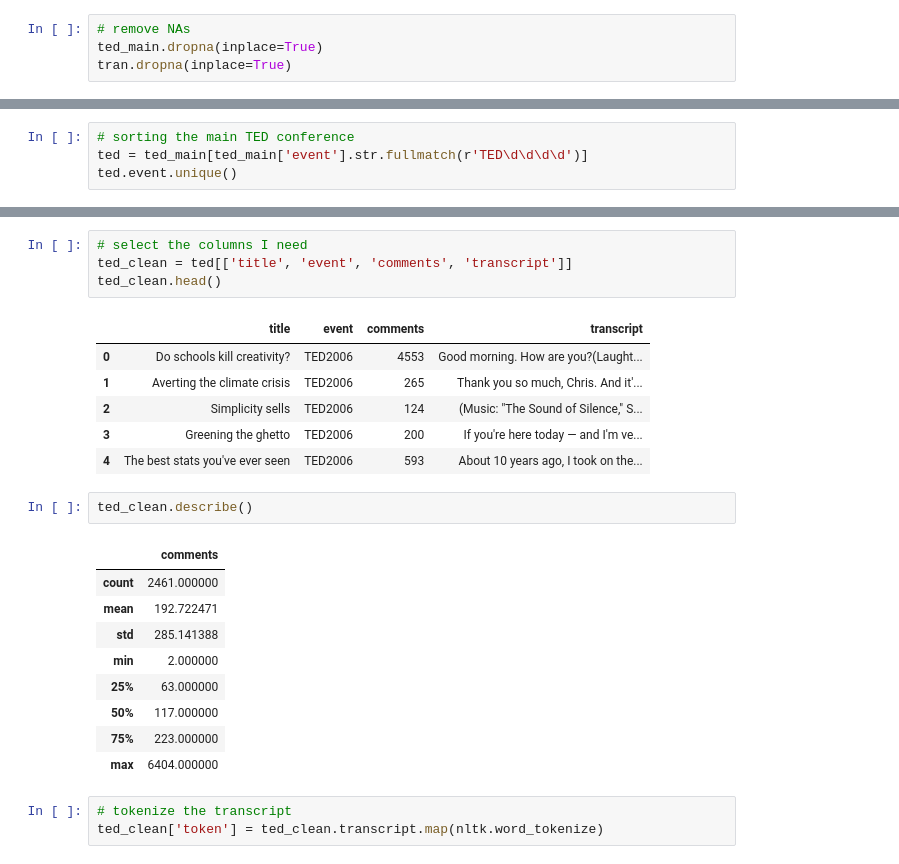
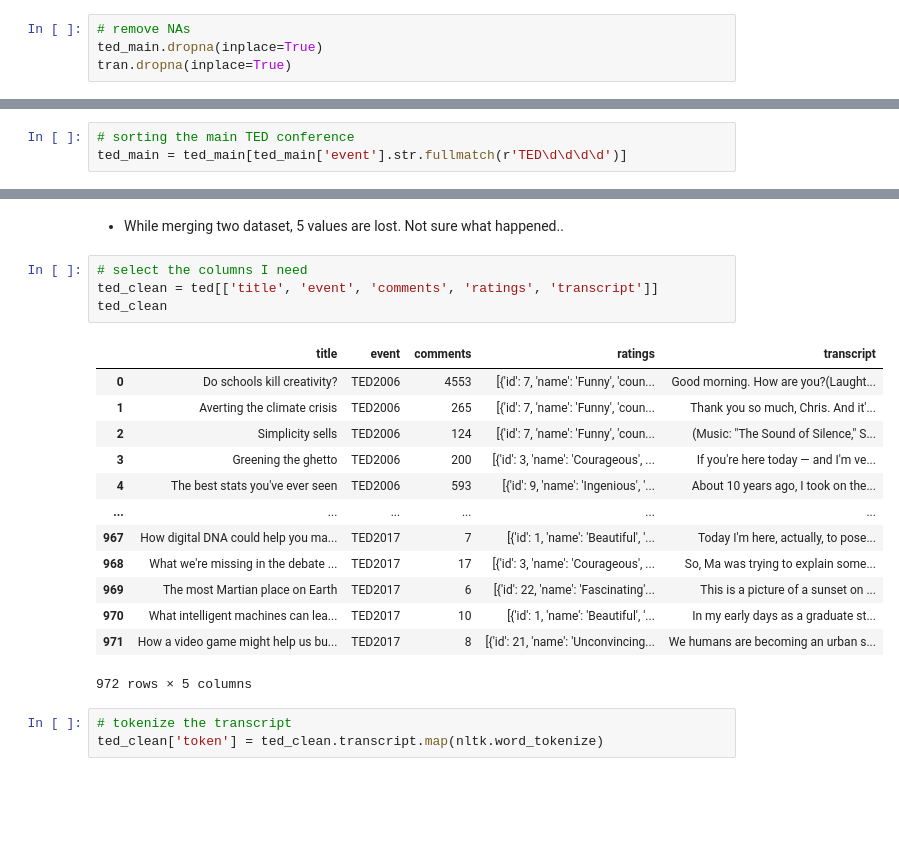
Before and after one commit to Data-Science-for-Linguists-2023/TED-Talk-Rating-Analysis, a Jupyter notebook: code/code1.ipynb, the cells around one changed output, grey strips where cells are left out. Saved outputs shown, nothing was run; the diff lists cells and outputs as text; blank space fills up the shorter version.

Commit message:
more trying..

```diff
--- a/code/code1.ipynb
+++ b/code/code1.ipynb
@@ -34,4 +32,3 @@ ted_main.head()
 # %%
 # sorting the main TED conference
-ted = ted_main[ted_main['event'].str.fullmatch(r'TED\d\d\d\d')]
-ted.event.unique()
+ted_main = ted_main[ted_main['event'].str.fullmatch(r'TED\d\d\d\d')]
@@ -54,26 +47,23 @@ ted.head()
+# %% [markdown]
+* While merging two dataset, 5 values are lost. Not sure what happened..
 # %%
 # select the columns I need
-ted_clean = ted[['title', 'event', 'comments', 'transcript']]
-ted_clean.head()
+ted_clean = ted[['title', 'event', 'comments', 'ratings', 'transcript']]
+ted_clean
 # %% [output]
-|  | title | event | comments | transcript |
-| 0 | Do schools kill creativity? | TED2006 | 4553 | Good morning. How are you?(Laught... |
-| 1 | Averting the climate crisis | TED2006 | 265 | Thank you so much, Chris. And it'... |
-| 2 | Simplicity sells | TED2006 | 124 | (Music: "The Sound of Silence," S... |
-| 3 | Greening the ghetto | TED2006 | 200 | If you're here today — and I'm ve... |
-| 4 | The best stats you've ever seen | TED2006 | 593 | About 10 years ago, I took on the... |
+|  | title | event | comments | ratings | transcript |
+| 0 | Do schools kill creativity? | TED2006 | 4553 | [{'id': 7, 'name': 'Funny', 'coun... | Good morning. How are you?(Laught... |
+| 1 | Averting the climate crisis | TED2006 | 265 | [{'id': 7, 'name': 'Funny', 'coun... | Thank you so much, Chris. And it'... |
+| 2 | Simplicity sells | TED2006 | 124 | [{'id': 7, 'name': 'Funny', 'coun... | (Music: "The Sound of Silence," S... |
+| 3 | Greening the ghetto | TED2006 | 200 | [{'id': 3, 'name': 'Courageous', ... | If you're here today — and I'm ve... |
+| 4 | The best stats you've ever seen | TED2006 | 593 | [{'id': 9, 'name': 'Ingenious', '... | About 10 years ago, I took on the... |
+| ... | ... | ... | ... | ... | ... |
+| 967 | How digital DNA could help you ma... | TED2017 | 7 | [{'id': 1, 'name': 'Beautiful', '... | Today I'm here, actually, to pose... |
+| 968 | What we're missing in the debate ... | TED2017 | 17 | [{'id': 3, 'name': 'Courageous', ... | So, Ma was trying to explain some... |
+| 969 | The most Martian place on Earth | TED2017 | 6 | [{'id': 22, 'name': 'Fascinating'... | This is a picture of a sunset on ... |
+| 970 | What intelligent machines can lea... | TED2017 | 10 | [{'id': 1, 'name': 'Beautiful', '... | In my early days as a graduate st... |
+| 971 | How a video game might help us bu... | TED2017 | 8 | [{'id': 21, 'name': 'Unconvincing... | We humans are becoming an urban s... |
+972 rows × 5 columns
-# %%
-ted_clean.describe()
-# %% [output]
-|  | comments |
-| count | 2461.000000 |
-| mean | 192.722471 |
-| std | 285.141388 |
-| min | 2.000000 |
-| 25% | 63.000000 |
-| 50% | 117.000000 |
-| 75% | 223.000000 |
-| max | 6404.000000 |
 # %%
 # tokenize the transcript
 ted_clean['token'] = ted_clean.transcript.map(nltk.word_tokenize)
```
Also changed, not shown: parts of 48 cells of this notebook.
